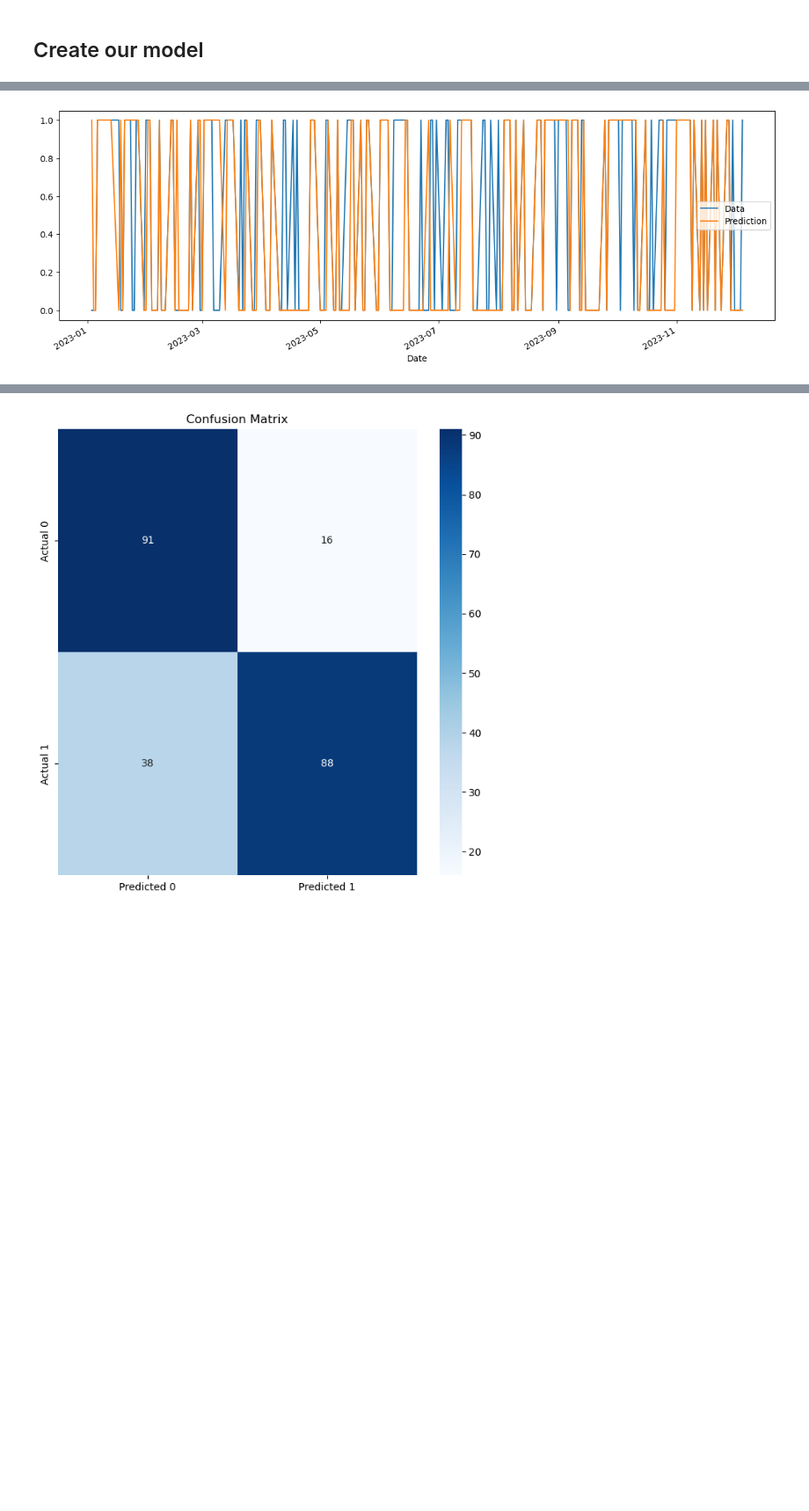
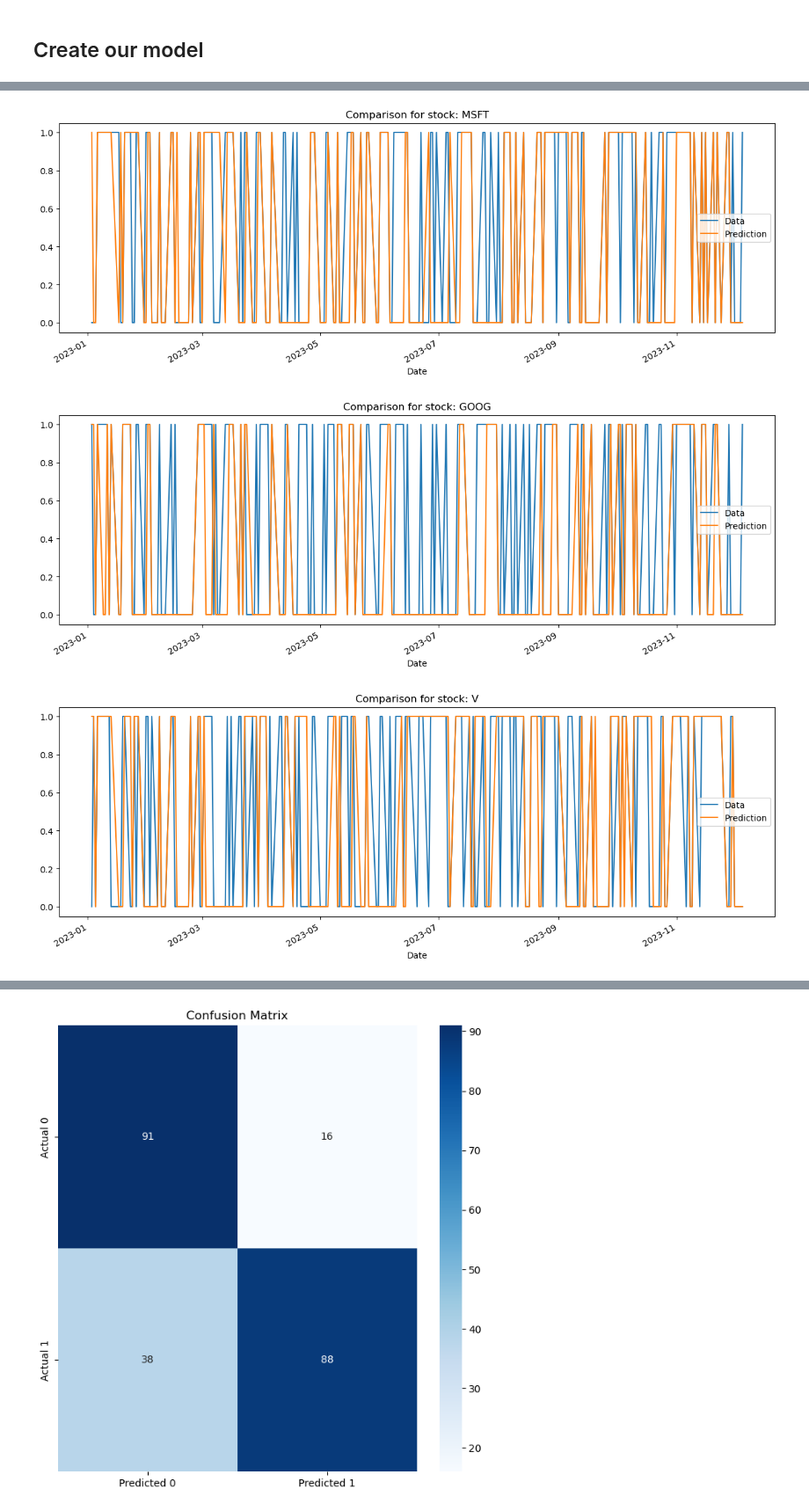
Before and after one commit to karla-mond/stockPred-Mex, a Jupyter notebook: xgboost/tsf_xgboost.ipynb, the cells around one changed output, grey strips where cells are left out. Shown at 88% size. Saved outputs shown, nothing was run; the diff lists cells and outputs as text; code cells hidden in the pictures; blank space fills up the shorter version.

```diff
--- a/xgboost/tsf_xgboost.ipynb
+++ b/xgboost/tsf_xgboost.ipynb
@@ -257,2 +268,5 @@ df_msft
+# %%
+for i in range(len(dflist)):
+    dflist[i] = addFeatures(dflist[i])
 # %% [markdown]
 ## Create our model
@@ -336,0 +289,31 @@ df_test
+# %%
+def trainModel(df_train,index):
+    X_train = df_train[FEATURES]
+    y_train = df_train[TARGET]
+
+    model = xgb.XGBClassifier()
+
+    model.fit(
+        X_train,
+        y_train,
+    )
+
+    fi = pd.DataFrame(
+        data = model.feature_importances_,
+        index=model.feature_names_in_,
+        columns=['importance']
+    )
+
+    fi.sort_values('importance').plot(kind='barh')
+    plt.title(label=f'Feature importance for stock: {GROUPS[index]}')
+    plt.show()
+
+    return model
+# %%
+for i in range(len(list_train)):
+    model = trainModel(list_train[i],i)
+
+    X_test = list_test[i][FEATURES]
+
+    y_pred = model.predict(X_test)
+    list_test[i].loc[:, 'Predicted'] = y_pred
@@ -337,8 +324,12 @@ df_test
 # %%
-ax = df_test[['Class']].plot(figsize=(15,5))
-df_test['Predicted'].plot(ax=ax)
-plt.legend(['Data','Prediction'])
-plt.show()
+for i in range(len(list_test)):
+    ax = list_test[i][['Class']].plot(figsize=(15,5))
+    list_test[i]['Predicted'].plot(ax=ax)
+    plt.legend(['Data','Prediction'])
+    plt.title(label=f'Comparison for stock: {GROUPS[i]}')
+    plt.show()
 # %% [output]
-[figure, old version]
+[figure, new version]
+[figure, added]
+[figure, added]
 # %%
```
Also changed, not shown: parts of 31 cells of this notebook.
